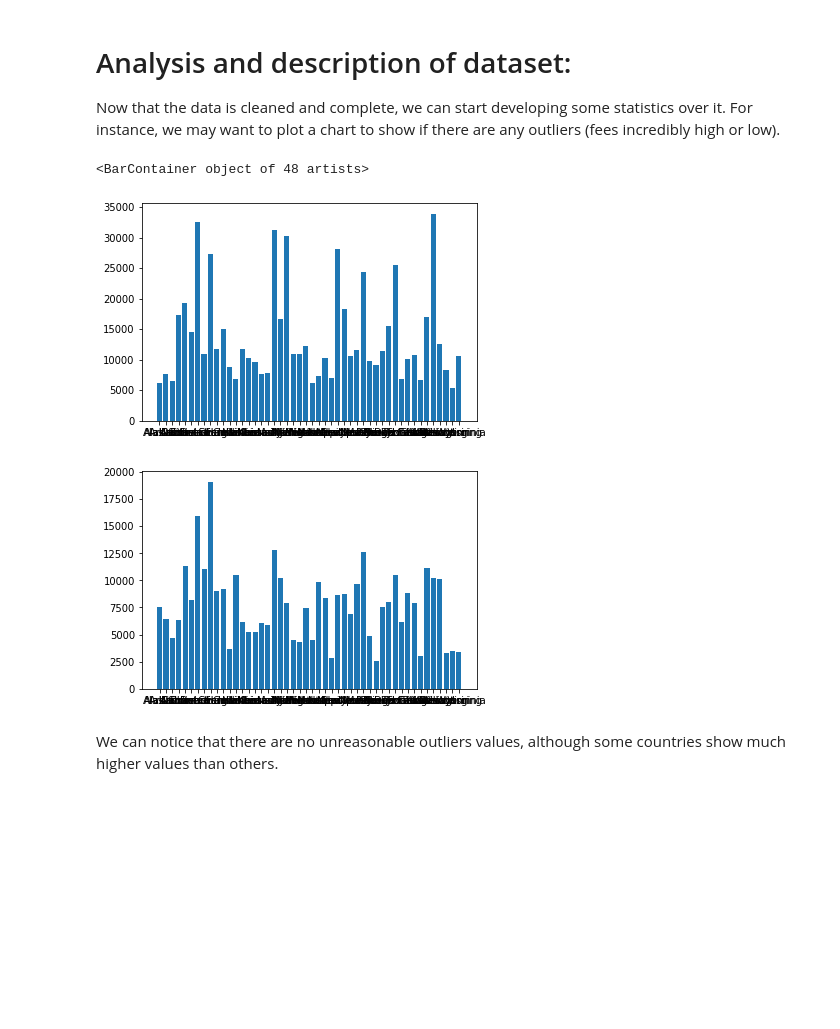
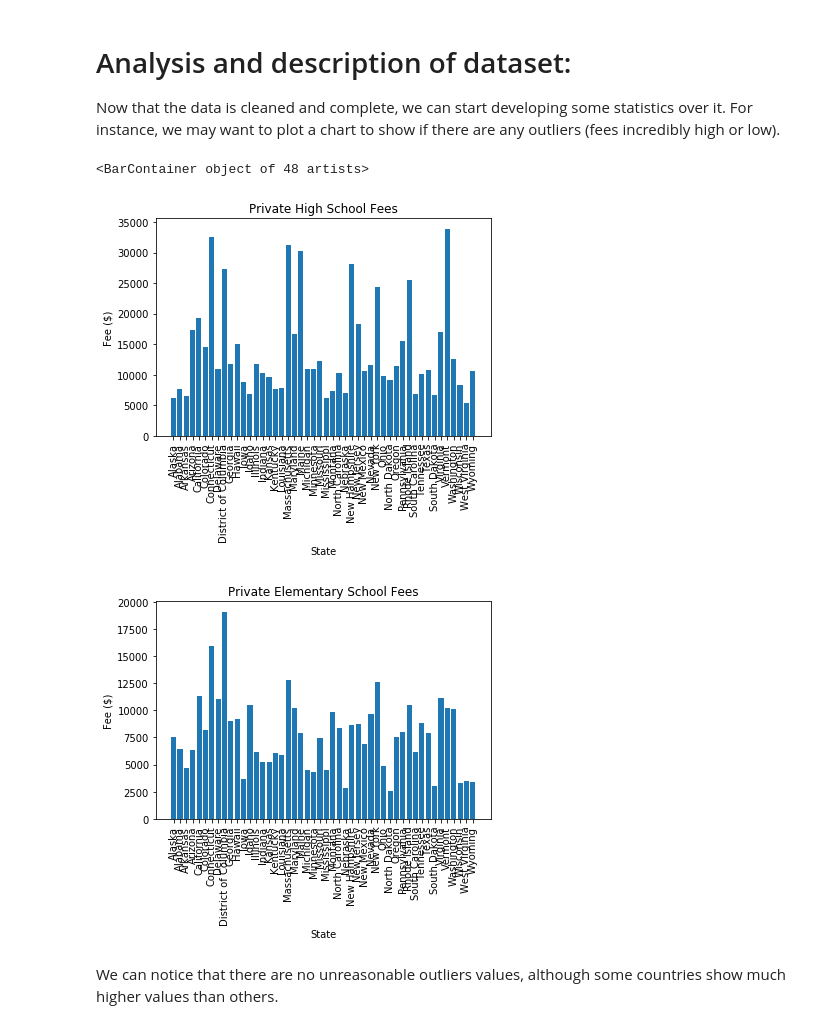
Before and after one commit to steber97/RecursionFairies_AdaProject, a Jupyter notebook: school_dataset.ipynb, the cells around one changed output. Drawn from its saved outputs; the diff is of its cells as text; code cells hidden in the pictures; blank space fills up the shorter version.

```diff
--- a/school_dataset.ipynb
+++ b/school_dataset.ipynb
@@ -197,15 +203,26 @@ tuition_fees_df.head()
 # Analysis and description of dataset:
 Now that the data is cleaned and complete, we can start developing some statistics over it.
 For instance, we may want to plot a chart to show if there are any outliers (fees incredibly high or low).
-# %%
-plt.figure(0)
-plt.bar(tuition_fees_df.State, tuition_fees_df.High_School_Fee)
-plt.figure(1)
-plt.bar(tuition_fees_df.State, tuition_fees_df.Elementary_School_Fee)
-# %% [output]
-<BarContainer object of 48 artists>
-[figure, removed]
-[figure, removed]
+# %%
+# Figure 1 (High School)
+plt.figure(0)
+plt.bar(tuition_fees_df.State, tuition_fees_df.High_School_Fee)
+plt.title("Private High School Fees")
+plt.xlabel("State")
+plt.ylabel("Fee ($)")
+plt.xticks(rotation=90)   # Rotate x labels (otherwise all state names become unreadable)
+
+# Figure 2 (Elementary School)
+plt.figure(1)
+plt.title("Private Elementary School Fees")
+plt.ylabel("Fee ($)")
+plt.xticks(rotation=90)   # Rotate x labels (otherwise all state names become unreadable)
+plt.xlabel("State")
+plt.bar(tuition_fees_df.State, tuition_fees_df.Elementary_School_Fee)
+# %% [output]
+<BarContainer object of 48 artists>
+[figure, added]
+[figure, added]
 # %% [markdown]
 We can notice that there are no unreasonable outliers values, although some countries show much higher values than others.
 # %% [markdown]
```
Also changed, not shown: parts of 10 cells of this notebook.
